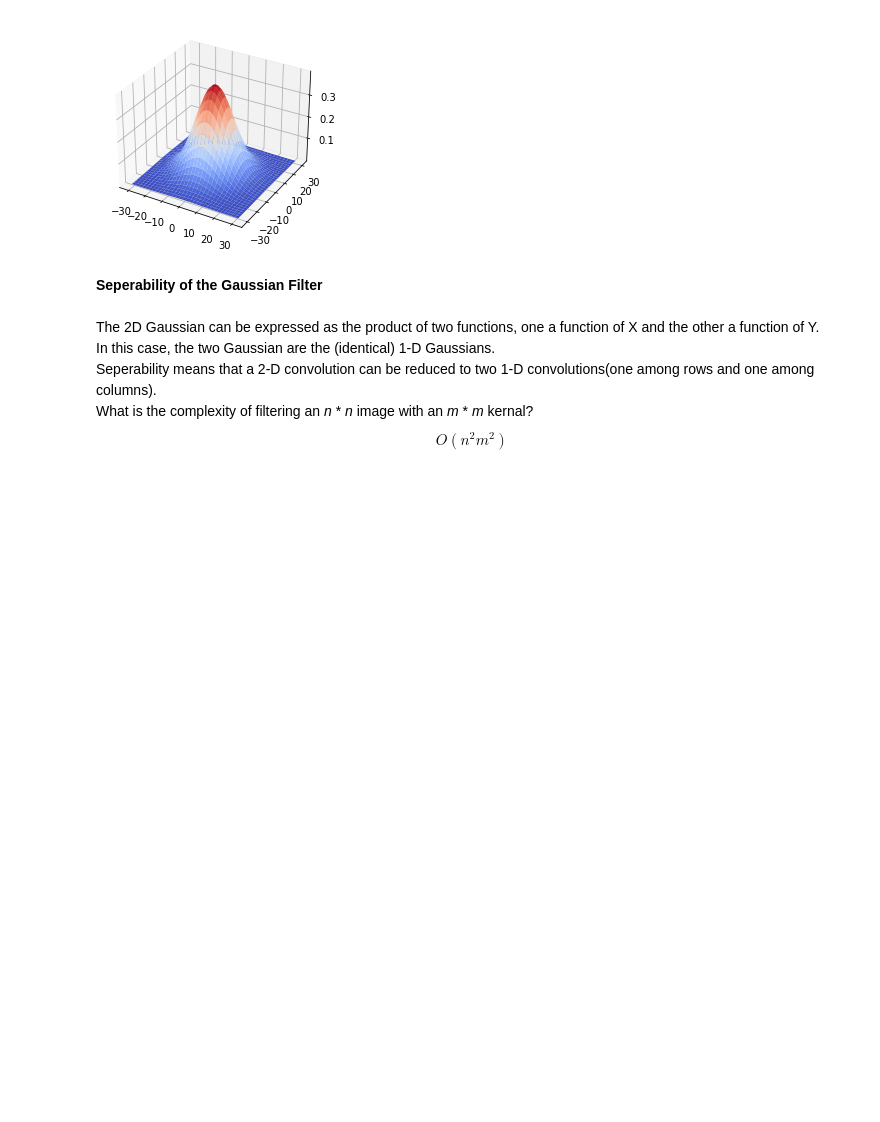
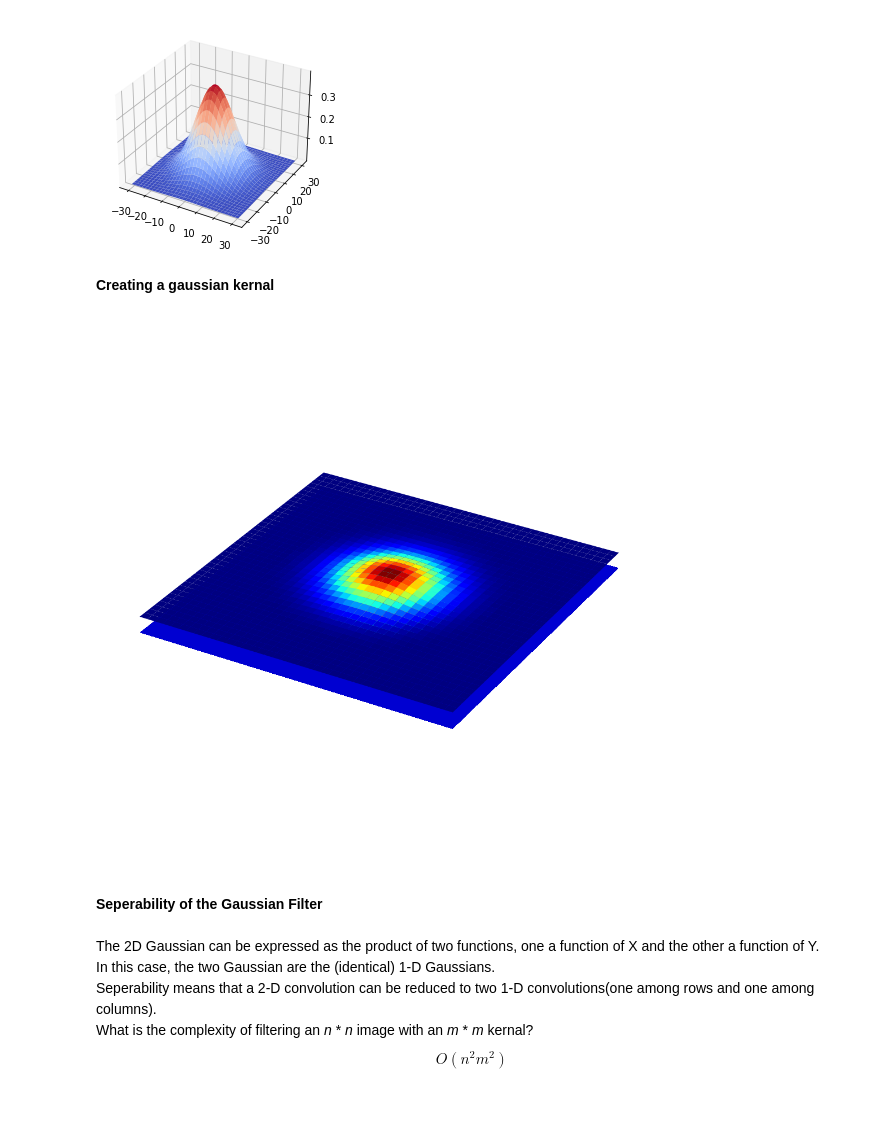
Before and after one commit to NavinduTharupathi/EN3160-Inclass, a Jupyter notebook: inclass_2024_07_12.ipynb, the cells around one changed output. Drawn from its saved outputs; the diff is of its cells as text; code cells hidden in the pictures; blank space fills up the shorter version.

```diff
--- a/inclass_2024_07_12.ipynb
+++ b/inclass_2024_07_12.ipynb
@@ -105,6 +105,53 @@ ax.plot_surface(X, Y, G, cmap='coolwarm') # ax.plot_surface(X, Y, G, cmap='coolw
 plt.show()
 # %% [output]
 [figure]
+# %% [markdown]
+**Creating a gaussian kernal**
+# %%
+import cv2 as cv
+import matplotlib.pyplot as plt
+from mpl_toolkits.mplot3d import Axes3D
+from matplotlib import cm
+from matplotlib.ticker import LinearLocator, FormatStrFormatter
+import numpy as np
+
+fig = plt.figure(figsize=(18,18))
+ax = fig.add_subplot(111, projection='3d')
+sigma = 1
+
+
+X = np.arange(-5, 5, 0.25)
+Y = np.arange(-5, 5, 0.25)
+X, Y = np.meshgrid(X, Y)
+Z = np.exp(-(X**2 + Y**2)/(2*sigma**2))
+
+# Plot the surface.
+surf = ax.plot_surface(X, Y, Z, cmap=cm.jet, linewidth=0, antialiased=True)
+
+# Customize the z axis.
+#ax.set_zlim(-1.01, 1.01)
+ax.zaxis.set_major_locator(LinearLocator(10))
+ax.zaxis.set_major_formatter(FormatStrFormatter('%.02f'))
+ax.set_aspect('equal', 'box')
+#ax.view_init(90, 0)
+cset = ax.contourf(X, Y, Z, zdir='z', offset=np.min(Z) -1.5, cmap=cm.jet)
+ax.set_zlim(np.min(Z) - 2, np.max(Z))
+# Add a color bar which maps values to colors.
+#fig.colorbar(surf, shrink=0.5, aspect=5)
+# Hide grid lines
+# ax.grid(False)
+plt.axis('off')
+
+# Hide axes ticks
+# ax.set_xticks([])
+# ax.set_yticks([])
+# ax.set_zticks([])
+
+# plt.savefig('../../EN2550Lectures/en2550_lec03_spatial_filtering/figures/gaussian_2d_5.jpg')
+
+plt.show()
+# %% [output]
+[figure, added]
 # %% [markdown]
 **Seperability of the Gaussian Filter**
 <br>
```
Also changed, not shown: parts of 4 cells of this notebook, 3 other files.
